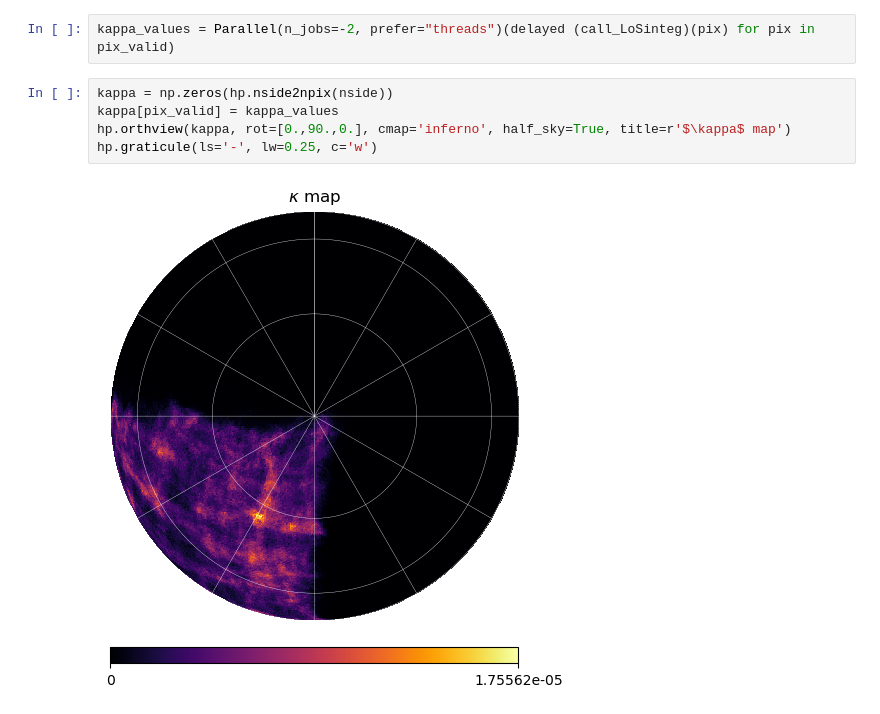
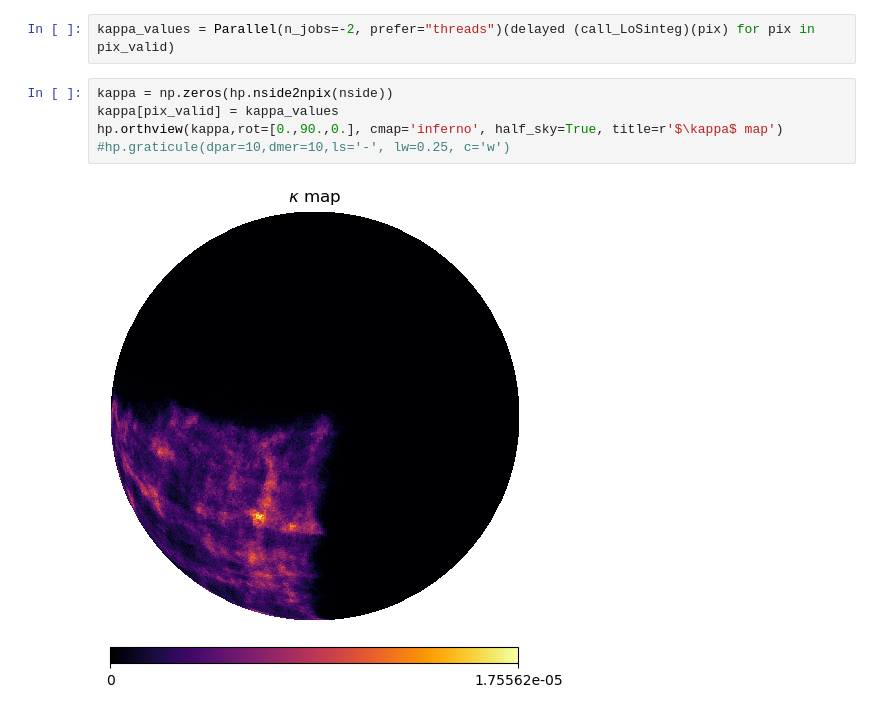
Before and after one commit to exgalsky/lptmap, a Jupyter notebook: py/webskylpt/toy_model_code/light_cone.ipynb, the cells around one changed output. Saved outputs shown, nothing was run; the diff lists cells and outputs as text.

```diff
--- a/py/webskylpt/toy_model_code/light_cone.ipynb
+++ b/py/webskylpt/toy_model_code/light_cone.ipynb
@@ -155,7 +163,7 @@ kappa_values = Parallel(n_jobs=-2, prefer="threads")(delayed (call_LoSinteg)(pix
 # %%
 kappa = np.zeros(hp.nside2npix(nside))
 kappa[pix_valid] = kappa_values
-hp.orthview(kappa, rot=[0.,90.,0.], cmap='inferno', half_sky=True, title=r'$\kappa$ map')
-hp.graticule(ls='-', lw=0.25, c='w')
+hp.orthview(kappa,rot=[0.,90.,0.], cmap='inferno', half_sky=True, title=r'$\kappa$ map')
+#hp.graticule(dpar=10,dmer=10,ls='-', lw=0.25, c='w')
 # %% [output]
-[figure, old version]
+[figure, new version]
```
Also changed, not shown: parts of 4 cells of this notebook.
